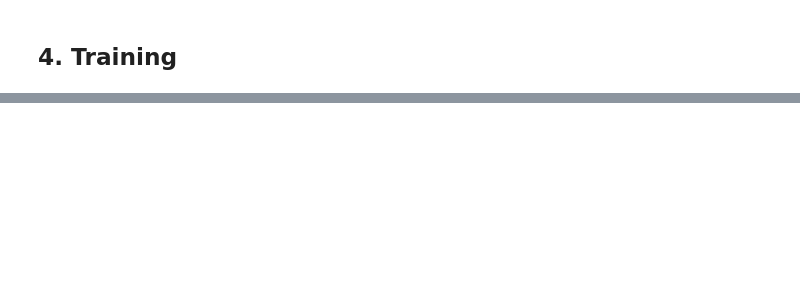
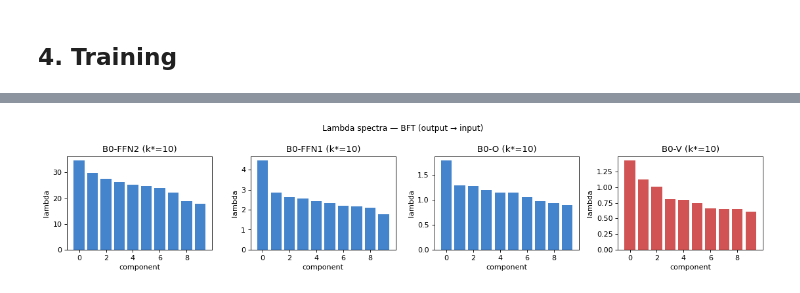
Before and after one commit to JohannesBertram/Factor_Trace, a Jupyter notebook: notebooks/05_transformer_trace.ipynb, the cells around one changed output, grey strips where cells are left out. Cells and saved outputs as stored; diff of their text form; code cells hidden in the pictures; blank space fills up the shorter version.

```diff
--- a/notebooks/05_transformer_trace.ipynb
+++ b/notebooks/05_transformer_trace.ipynb
@@ -874,0 +403,23 @@ for name, fo, fu in zip(FFN_NAMES, aucs_fo, aucs_fu):
+# %%
+tree_root = bft(
+    layer_dicts,
+    n_branches=[1, 2, 2, 2],   # single trace — one pathway from output to input
+    k_max=[10, 10, 5, 3],
+    verbose=1,
+)
+
+# Walk the primary path: root is the last (output-side) layer
+def spine(root):
+    chain, node = [root], root
+    while node['children']:
+        node = node['children'][0]
+        chain.append(node)
+    return chain
+
+# trace[0] = B0-FFN2 (output side), trace[-1] = B0-V (input side)
+trace = spine(tree_root)
+
+print(f"\n{'Layer':<12}  type   k*   lambda[:4]")
+for r in trace:
+    lstr = np.round(r['lambdas'][:4], 3).tolist()
+    print(f"  {r['layer_name']:<12} {r['layer_type']:<5}  {len(r['lambdas'])}    {lstr}")
@@ -874,0 +447,18 @@ for name, fo, fu in zip(FFN_NAMES, aucs_fo, aucs_fu):
+# %%
+fig, axes = plt.subplots(1, len(trace), figsize=(3.5 * len(trace), 3.0))
+if len(trace) == 1:
+    axes = [axes]
+
+for ax, r in zip(axes, trace):
+    lams = r['lambdas']
+    color = '#C62828' if r['layer_type'] == 'attn' else '#1565C0'
+    ax.bar(range(len(lams)), lams, color=color, alpha=0.8)
+    ax.set(title=f"{r['layer_name']} (k*={len(lams)})",
+           xlabel='component', ylabel='lambda')
+
+fig.suptitle('Lambda spectra — BFT (output → input)', fontsize=11)
+plt.tight_layout()
+fig.savefig(os.path.join(FIG_DIR, 'lambda_spectra.png'), dpi=120, bbox_inches='tight')
+plt.show()
+# %% [output]
+[figure, added]
```
Also changed, not shown: parts of 49 cells of this notebook, 6 other files.
